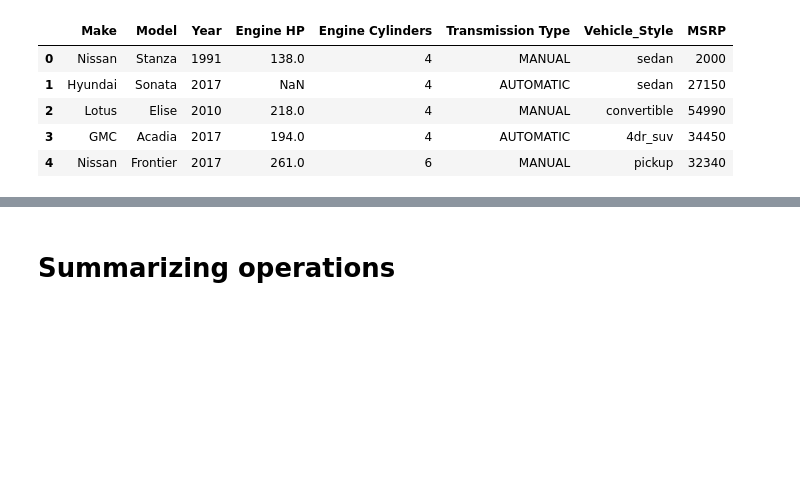
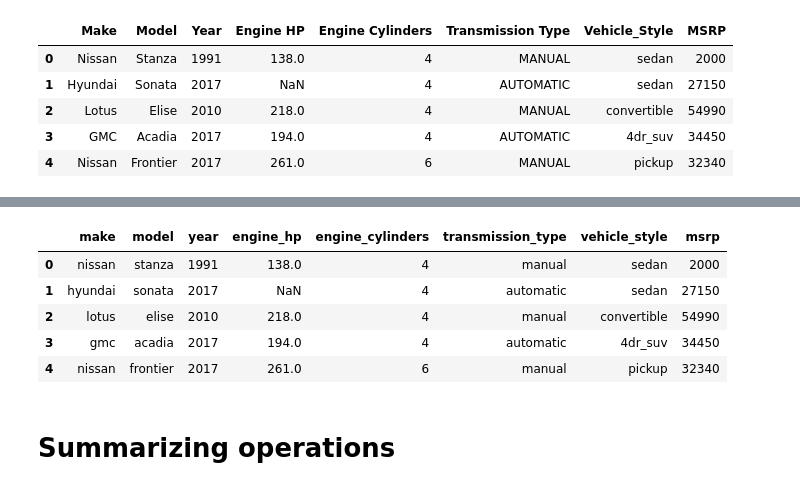
Before and after one commit to Jenn-mawia/mlbookcamp, a Jupyter notebook: Introduction_to_pandas.ipynb, the cells around one changed output, grey strips where cells are left out. Cells and saved outputs as stored; diff of their text form; code cells hidden in the pictures; blank space fills up the shorter version.

```diff
--- a/Introduction_to_pandas.ipynb
+++ b/Introduction_to_pandas.ipynb
@@ -351,3 +405,17 @@ df
+# %%
+string_columns = df.dtypes[df.dtypes == 'object'].index
+
+for col in string_columns:
+    df[col] = df[col].str.lower().str.replace(' ', '_')
+
+df
+# %% [output]
+|  | make | model | year | engine_hp | engine_cylinders | transmission_type | vehicle_style | msrp |
+| 0 | nissan | stanza | 1991 | 138.0 | 4 | manual | sedan | 2000 |
+| 1 | hyundai | sonata | 2017 | NaN | 4 | automatic | sedan | 27150 |
+| 2 | lotus | elise | 2010 | 218.0 | 4 | manual | convertible | 54990 |
+| 3 | gmc | acadia | 2017 | 194.0 | 4 | automatic | 4dr_suv | 34450 |
+| 4 | nissan | frontier | 2017 | 261.0 | 6 | manual | pickup | 32340 |
 # %% [markdown]
 # Summarizing operations
 # %%
```
Also changed, not shown: parts of 25 cells of this notebook.
